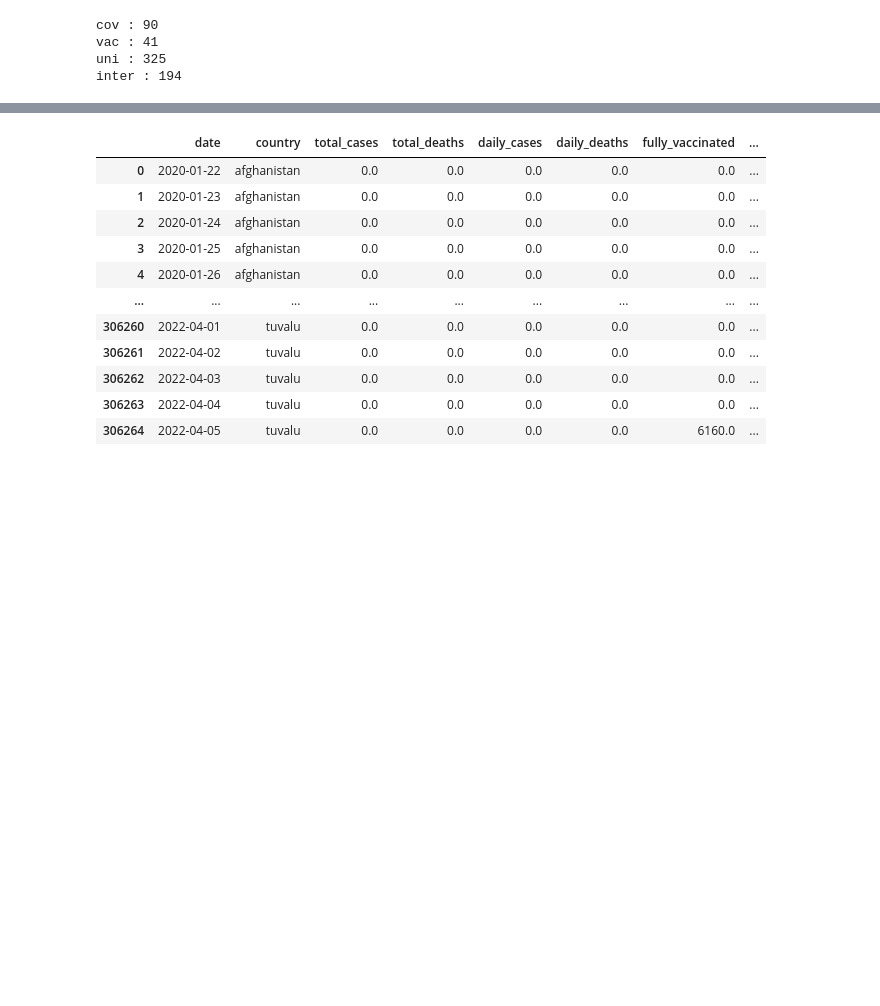
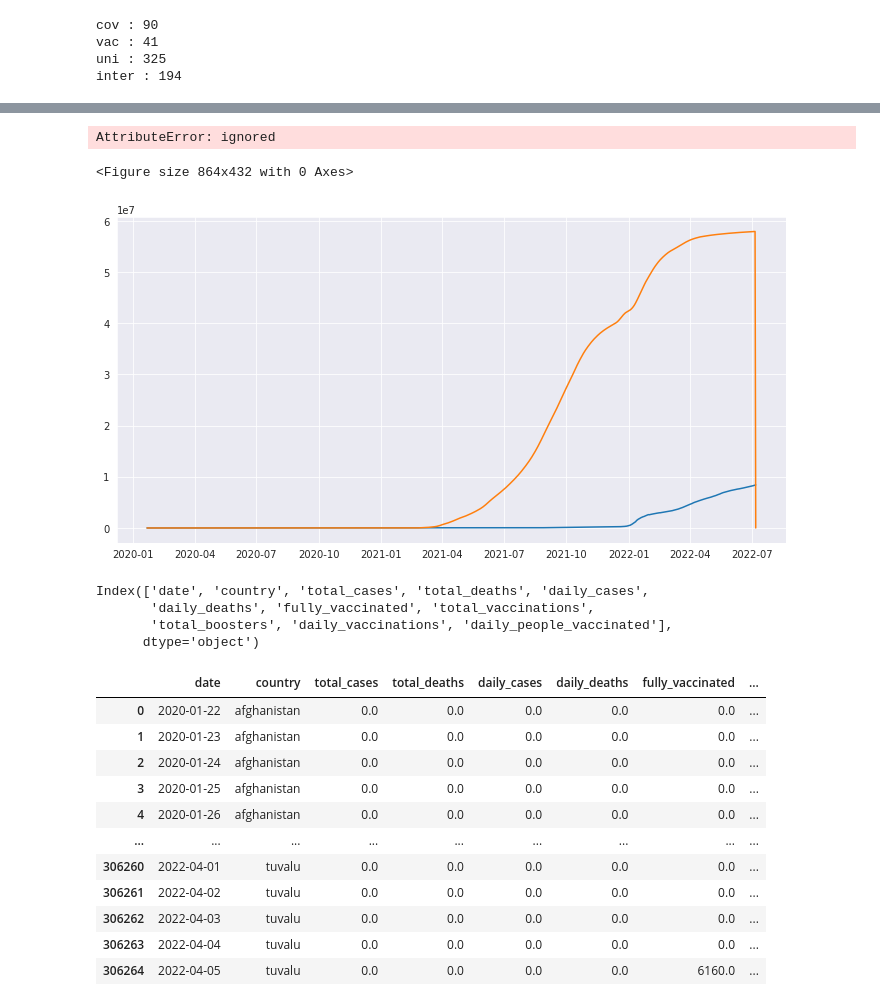
Before and after one commit to Akashkunwar/dscodes, a Jupyter notebook: cases_vaccination.ipynb, the cells around one changed output, grey strips where cells are left out. Cells and saved outputs as stored; diff of their text form; code cells hidden in the pictures; blank space fills up the shorter version.

```diff
--- a/cases_vaccination.ipynb
+++ b/cases_vaccination.ipynb
@@ -261,3 +261,5 @@ covid_df.country = covid_df.country.replace(['channel islands',
                                              'bermuda','british virgin islands',
                                              'cabo verde','cayman islands','turks and caicos islands'],
                                             'british overseas')
+
+covid_df = covid_df.groupby(['country','date'], as_index=False).sum()
@@ -305,14 +328,3 @@ vaccine_df.country = vaccine_df.country.replace(['french polynesia',
 # %%
 df = pd.merge(covid_df, vaccine_df, how="outer", on=["date", "country"])
 df.fillna(0,inplace=True)
-# %%
-df = pd.merge(covid_df, vaccine_df, how="outer", on=["date", "country"])
-cov = list(set(covid_df.country) - set(vaccine_df.country))
-vac = list(set(vaccine_df.country) - set(covid_df.country))
-uni = set(covid_df.country).union(set(vaccine_df.country))
-inter = set(covid_df.country).intersection(set(vaccine_df.country))
-
-print('cov :',len(cov))
-print('vac :',len(vac))
-print('uni :',len(uni))
-print('inter :',len(inter))
@@ -324,3 +519,28 @@ inter : 200
+# %%
+cnt = 'united kingdom'
+plt.figure(figsize=(12,6))
+# plt.plot(df[df['country']==cnt].date, df[df['country']==cnt].daily_vaccinations)
+plt.plot(df01[df01['country']==cnt].date, df01[df01['country']==cnt].total_vaccinations)
+plt.show()
+# %% [output]
+AttributeError: ignored
+<Figure size 864x432 with 0 Axes>
+# %%
+cnt = 'australia'
+plt.figure(figsize=(12,6))
+# plt.plot(df[df['country']==cnt].date, df[df['country']==cnt].daily_vaccinations)
+plt.plot(df[df['country']==cnt].date, df[df['country']==cnt].total_cases)
+plt.plot(df[df['country']==cnt].date, df[df['country']==cnt].total_vaccinations)
+plt.show()
+# %% [output]
+[figure, added]
+# %%
+df.columns
+# %% [output]
+Index(['date', 'country', 'total_cases', 'total_deaths', 'daily_cases',
+       'daily_deaths', 'fully_vaccinated', 'total_vaccinations',
+       'total_boosters', 'daily_vaccinations', 'daily_people_vaccinated'],
+      dtype='object')
 # %%
 df
 # %% [output]
```
Also changed, not shown: parts of 17 cells of this notebook.
